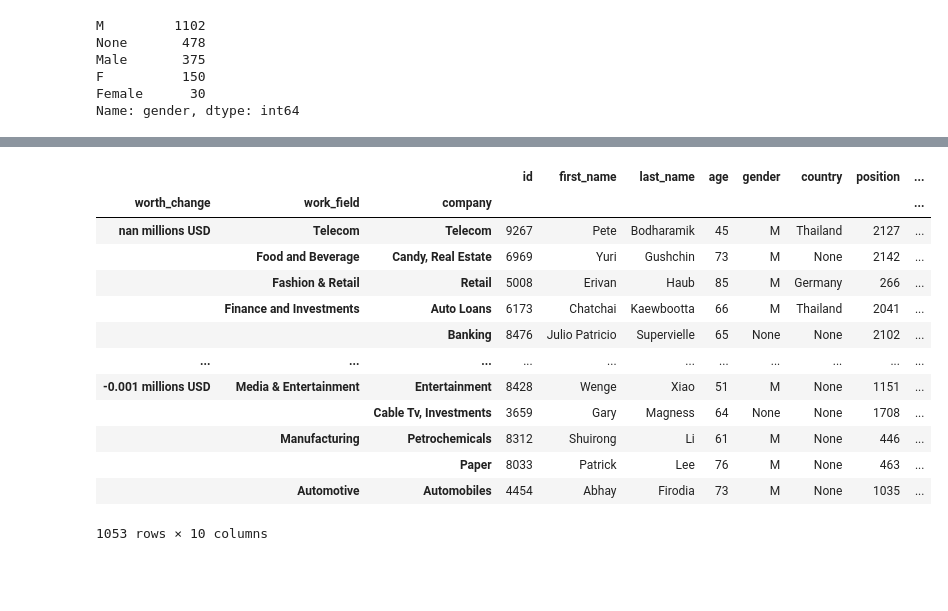
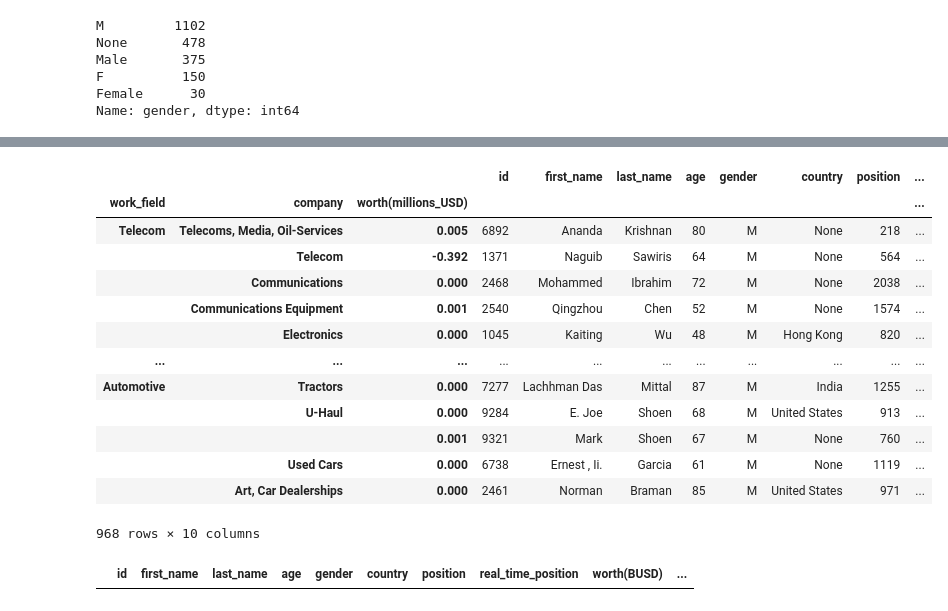
Before and after one commit to almsasantos/Ironhack-Module-1-Project---Project_Pandas_Pipelines-, a Jupyter notebook: notebooks/DataCleaning.ipynb, the cells around one changed output, grey strips where cells are left out. Drawn from its saved outputs; the diff is of its cells as text; code cells hidden in the pictures; blank space fills up the shorter version.

```diff
--- a/notebooks/DataCleaning.ipynb
+++ b/notebooks/DataCleaning.ipynb
@@ -213,8 +228,8 @@ See the caveats in the documentation: http://pandas.pydata.org/pandas-docs/stabl
 # %%
 df = df.rename(columns={'name': 'first_name', 'lastName': 'last_name', 'realTimePosition': \
-                        'real_time_position', 'worthChange': 'worth_change'})
+                        'real_time_position', 'worth': 'worth(BUSD)', 'worthChange': 'worth(millions_USD)'})
 df = df[['id', 'first_name', 'last_name', 'age', 'gender', 'country', 'position', 'real_time_position', \
-              'worth', 'worth_change', 'work_field', 'company', 'image']]
+              'worth(BUSD)', 'worth(millions_USD)', 'work_field', 'company', 'image']]
 
 display(df)
 # %% [output]
@@ -302,5 +317 @@ display(df)
 2135 rows × 13 columns
-# %%
-# Change the data type of column position to an integer:
-df['position'] = df['position'].astype(int)
-display(df)
@@ -321,3 +318,6 @@ display(df)
+# %%
+# Since most of people are male, we can fill the gender nulls as M:
+df['gender'].replace('None', 'M', inplace=True)
 # %%
 # Transform all ages to correct numbers:
 current_year = datetime.datetime.today().year
@@ -348,0 +397,3 @@ df
+# %%
+df['diff_position'] = df['position'] - df['real_time_position']
+display(df)
@@ -349,17 +414,21 @@ df
 # %%
-df.groupby(['worth_change', 'work_field', 'company']).max().sort_values(by='worth_change', ascending=False)
+df.groupby(['work_field', 'company', 'worth(millions_USD)']).max().sort_values(by='work_field', ascending=False)
 # %% [output]
 |  |  |  | id | first_name | last_name | age | gender | country | position | ... |
-| worth_change | work_field | company |  |  |  |  |  |  |  | ... |
-| nan millions USD | Telecom | Telecom | 9267 | Pete | Bodharamik | 45 | M | Thailand | 2127 | ... |
-|  | Food and Beverage | Candy, Real Estate | 6969 | Yuri | Gushchin | 73 | M | None | 2142 | ... |
-|  | Fashion & Retail | Retail | 5008 | Erivan | Haub | 85 | M | Germany | 266 | ... |
-|  | Finance and Investments | Auto Loans | 6173 | Chatchai | Kaewbootta | 66 | M | Thailand | 2041 | ... |
-|  |  | Banking | 8476 | Julio Patricio | Supervielle | 65 | None | None | 2102 | ... |
+| work_field | company | worth(millions_USD) |  |  |  |  |  |  |  | ... |
+| Telecom | Telecoms, Media, Oil-Services | 0.005 | 6892 | Ananda | Krishnan | 80 | M | None | 218 | ... |
+|  | Telecom | -0.392 | 1371 | Naguib | Sawiris | 64 | M | None | 564 | ... |
+|  | Communications | 0.000 | 2468 | Mohammed | Ibrahim | 72 | M | None | 2038 | ... |
+|  | Communications Equipment | 0.001 | 2540 | Qingzhou | Chen | 52 | M | None | 1574 | ... |
+|  | Electronics | 0.000 | 1045 | Kaiting | Wu | 48 | M | Hong Kong | 820 | ... |
 | ... | ... | ... | ... | ... | ... | ... | ... | ... | ... | ... |
-| -0.001 millions USD | Media & Entertainment | Entertainment | 8428 | Wenge | Xiao | 51 | M | None | 1151 | ... |
-|  |  | Cable Tv, Investments | 3659 | Gary | Magness | 64 | None | None | 1708 | ... |
-|  | Manufacturing | Petrochemicals | 8312 | Shuirong | Li | 61 | M | None | 446 | ... |
-|  |  | Paper | 8033 | Patrick | Lee | 76 | M | None | 463 | ... |
-|  | Automotive | Automobiles | 4454 | Abhay | Firodia | 73 | M | None | 1035 | ... |
+| Automotive | Tractors | 0.000 | 7277 | Lachhman Das | Mittal | 87 | M | India | 1255 | ... |
+|  | U-Haul | 0.000 | 9284 | E. Joe | Shoen | 68 | M | United States | 913 | ... |
+|  |  | 0.001 | 9321 | Mark | Shoen | 67 | M | None | 760 | ... |
+|  | Used Cars | 0.000 | 6738 | Ernest , Ii. | Garcia | 61 | M | None | 1119 | ... |
+|  | Art, Car Dealerships | 0.000 | 2461 | Norman | Braman | 85 | M | United States | 971 | ... |
-1053 rows × 10 columns
+968 rows × 10 columns
+# %%
+df.loc[df['age'] == 'N', :]
+# %% [output]
+|  | id | first_name | last_name | age | gender | country | position | real_time_position | worth(BUSD) | ... |
```
Also changed, not shown: parts of 19 cells of this notebook.
